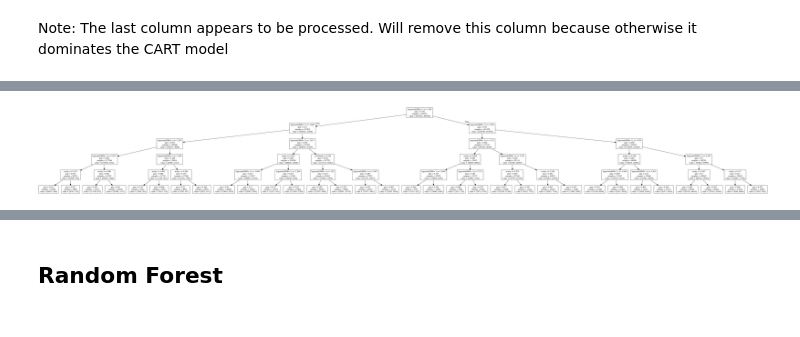
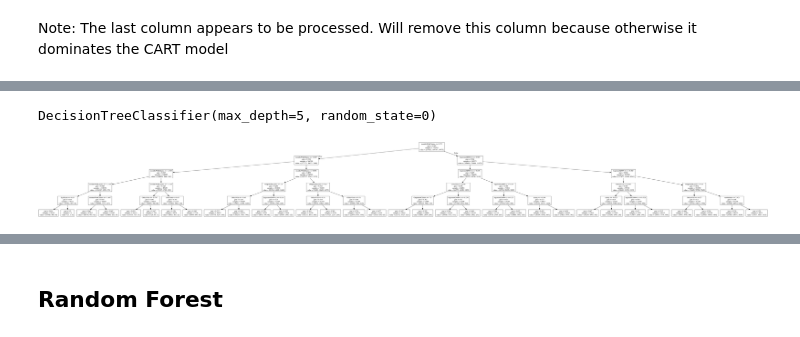
Before and after one commit to deniztokmakoglu/CAPP30254_Project, a Jupyter notebook: Decision Tree and Random Forest.ipynb, the cells around one changed output, grey strips where cells are left out. Cells and saved outputs as stored; diff of their text form; code cells hidden in the pictures.

```diff
--- a/Decision Tree and Random Forest.ipynb
+++ b/Decision Tree and Random Forest.ipynb
@@ -80,18 +103,42 @@ from sklearn.ensemble import RandomForestClassifier
+# %%
+cols_norm = ["age2010", "OfficeVisit", "EyeExam", "EKG", "xray", "CTScan", "PhysicalTherapy",
+             "Ambulance", "acuity", "costTrend", "monthsWithClaims",
+             "log(reimb2010+1)", "log(reimb2009+1)", "log(reimb2008+1)"]
 # %%
-train, test = train_test_split(claims, test_size=0.2, random_state=0)
+train, test = train_test_split(claims_categorical, test_size=0.3, random_state=0)
 
-labels = train[['log(reimb2009+ 1)', 'log(reimb2008+ 1)',
-               'acuity', 'kidney', 'InpatientClaims', 'costTrend']].columns.values
+train, test = pipe.normalize(train, test, cols_norm)
 
-X_train = train[['log(reimb2009+ 1)', 'log(reimb2008+ 1)',
-               'acuity', 'kidney', 'InpatientClaims', 'costTrend']].values
+labels = train[['log(reimb2009+1)', 'log(reimb2008+1)',
+               'age2010', 'male',
+       'heart.failure', 'kidney', 'cancer', 'copd', 'depression', 'diabetes',
+       'ihd', 'osteoporosis', 'arthritis', 'stroke', 'InpatientClaims',
+       'OutpatientClaims', 'OfficeVisit', 'EyeExam', 'EKG', 'xray', 'CTScan',
+       'PhysicalTherapy', 'Ambulance', 'acuity', 'costTrend',
+       'monthsWithClaims', 'race_Black', 'race_Hispanic', 'race_Other',
+       'race_White']].columns.values
 
-y_train = train['High Cost'].values
+X_train = train[['log(reimb2009+1)', 'log(reimb2008+1)',
+               'age2010', 'male',
+       'heart.failure', 'kidney', 'cancer', 'copd', 'depression', 'diabetes',
+       'ihd', 'osteoporosis', 'arthritis', 'stroke', 'InpatientClaims',
+       'OutpatientClaims', 'OfficeVisit', 'EyeExam', 'EKG', 'xray', 'CTScan',
+       'PhysicalTherapy', 'Ambulance', 'acuity', 'costTrend',
+       'monthsWithClaims', 'race_Black', 'race_Hispanic', 'race_Other',
+       'race_White']].values
 
-X_test = test[['log(reimb2009+ 1)', 'log(reimb2008+ 1)',
-               'acuity', 'kidney', 'InpatientClaims', 'costTrend']].values
+y_train = train['Cost Category'].values
 
-y_test = test['High Cost'].values
+X_test = test[['log(reimb2009+1)', 'log(reimb2008+1)',
+               'age2010', 'male',
+       'heart.failure', 'kidney', 'cancer', 'copd', 'depression', 'diabetes',
+       'ihd', 'osteoporosis', 'arthritis', 'stroke', 'InpatientClaims',
+       'OutpatientClaims', 'OfficeVisit', 'EyeExam', 'EKG', 'xray', 'CTScan',
+       'PhysicalTherapy', 'Ambulance', 'acuity', 'costTrend',
+       'monthsWithClaims', 'race_Black', 'race_Hispanic', 'race_Other',
+       'race_White']].values
+
+y_test = test['Cost Category'].values
 # %%
 pipeline = Pipeline([("dec_tree", DecisionTreeClassifier(random_state = 0))])
 # %%
@@ -134,17 +185,21 @@ ranked_cv.loc[6].params
+# %%
+grid_model.best_estimator_[0]
+# %% [output]
+DecisionTreeClassifier(max_depth=5, random_state=0)
 # %%
 from sklearn import tree
 import pydotplus
 from IPython.display import Image
 
-dt = DecisionTreeClassifier(random_state=0,max_depth=5, criterion = "gini", min_samples_split = 2)
+dt = DecisionTreeClassifier(max_depth=5, random_state=0)
 model = dt.fit(X_train, y_train)
 
 dot_data = tree.export_graphviz(dt, out_file=None, feature_names=labels)
 
 graph = pydotplus.graph_from_dot_data(dot_data)
 Image(graph.create_png())
 # %% [output]
-[figure, old version]
+[figure, new version]
 # %%
 y_pred = dt.predict(X_test)
 
```
Also changed, not shown: parts of 40 cells of this notebook.
